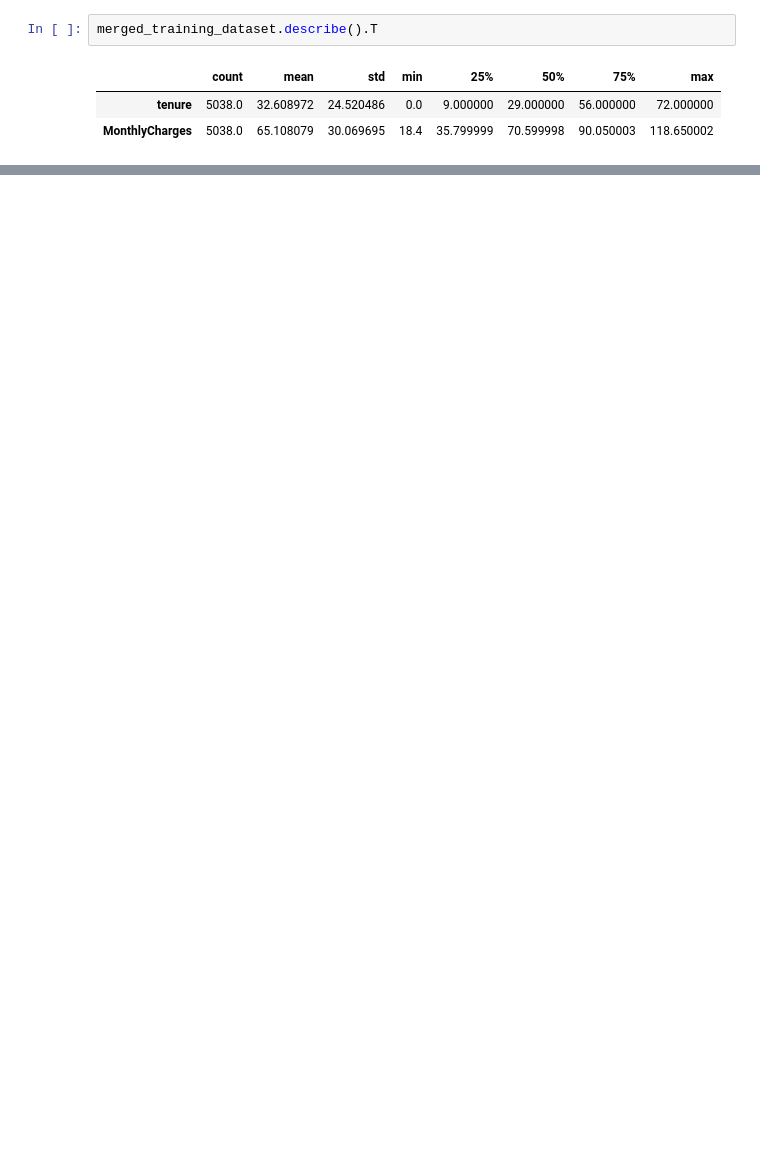
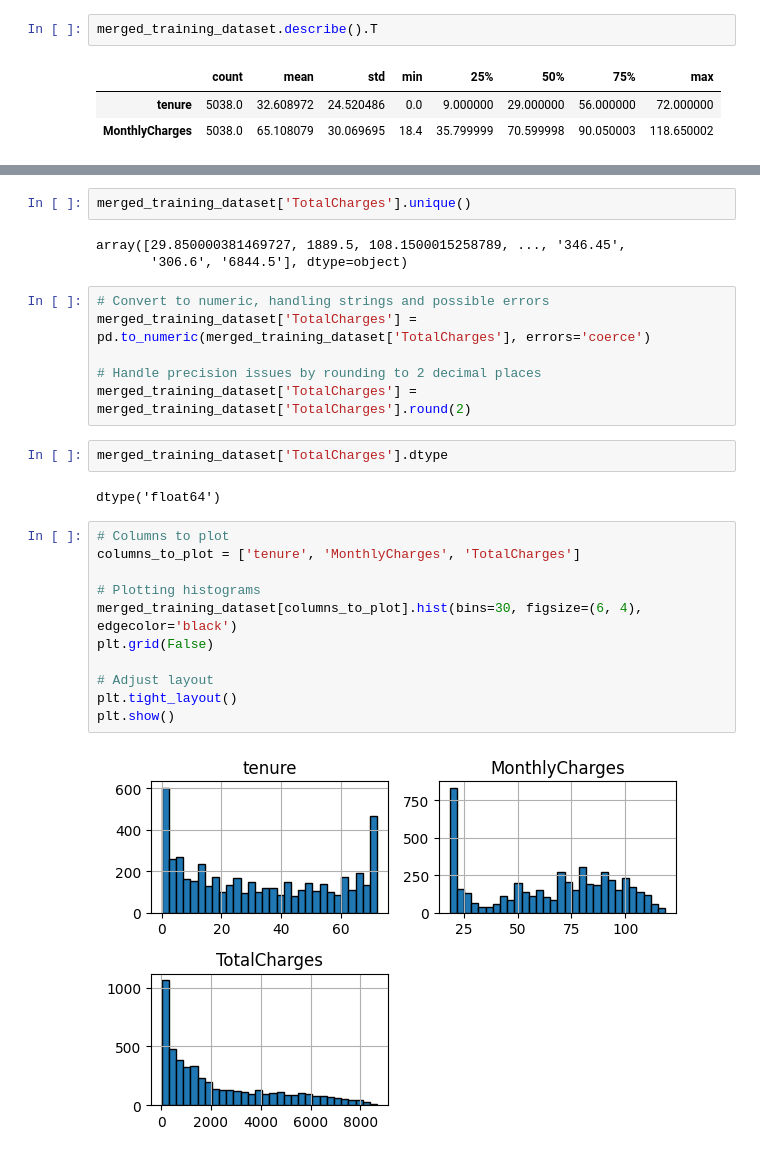
Before and after one commit to lizjelimo/Churn-Analysis, a Jupyter notebook: notebooks/main.ipynb, the cells around one changed output, grey strips where cells are left out. Drawn from its saved outputs; the diff is of its cells as text; blank space fills up the shorter version.

```diff
--- a/notebooks/main.ipynb
+++ b/notebooks/main.ipynb
@@ -268,3 +312,31 @@ univariate_analysis(merged_training_dataset, categorical_vars, numerical_vars)
+# %%
+merged_training_dataset['TotalCharges'].unique()
+# %% [output]
+array([29.850000381469727, 1889.5, 108.1500015258789, ..., '346.45',
+       '306.6', '6844.5'], dtype=object)
+# %%
+# Convert to numeric, handling strings and possible errors
+merged_training_dataset['TotalCharges'] = pd.to_numeric(merged_training_dataset['TotalCharges'], errors='coerce')
+
+# Handle precision issues by rounding to 2 decimal places
+merged_training_dataset['TotalCharges'] = merged_training_dataset['TotalCharges'].round(2)
+# %%
+merged_training_dataset['TotalCharges'].dtype
+# %% [output]
+dtype('float64')
+# %%
+# Columns to plot
+columns_to_plot = ['tenure', 'MonthlyCharges', 'TotalCharges']
+
+# Plotting histograms
+merged_training_dataset[columns_to_plot].hist(bins=30, figsize=(6, 4), edgecolor='black')
+plt.grid(False)
+
+# Adjust layout
+plt.tight_layout()
+plt.show()
+# %% [output]
+[figure, added]
 # %% [markdown]
 ##### **Key Insights**
 - some of the columns had True, False, Yes and No so I  changed all of them to just Yes and No for purposes of uniformity
```
Also changed, not shown: parts of 13 cells of this notebook.
